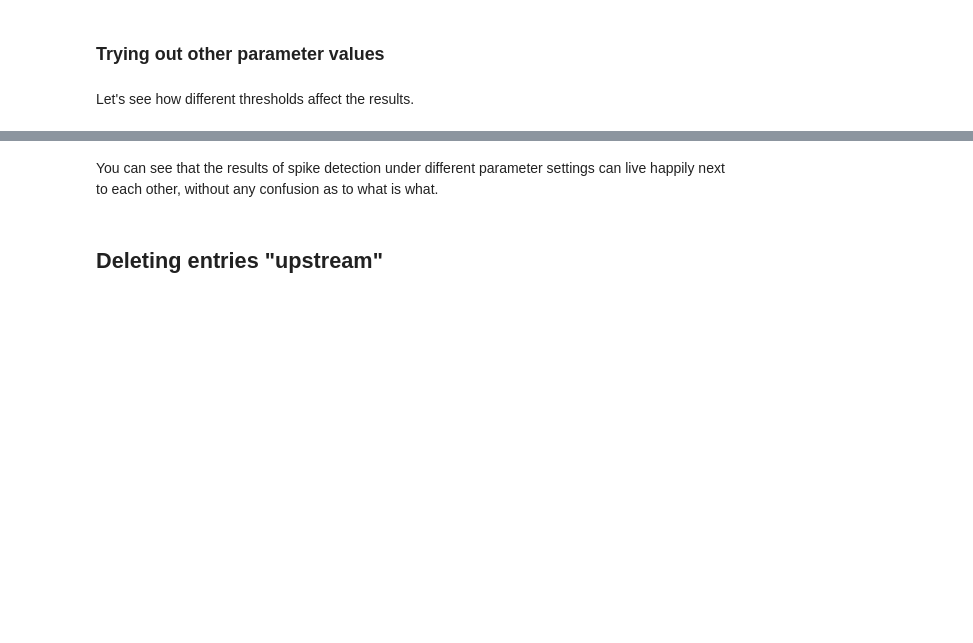
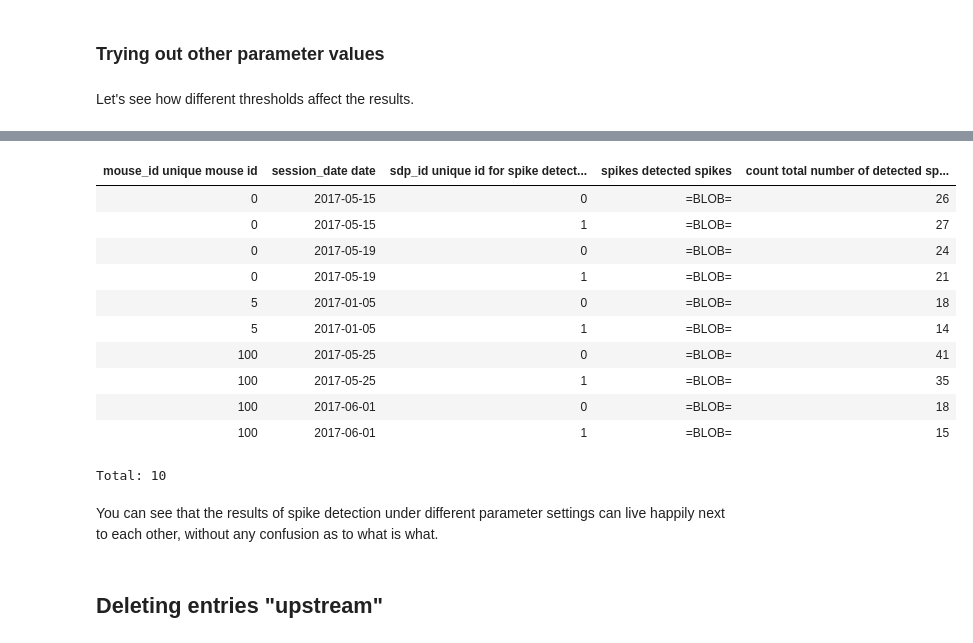
Before and after one commit to datajoint/neuronex_workshop_2018, a Jupyter notebook: julia/02-Imported and Computed Tables.ipynb, the cells around one changed output, grey strips where cells are left out. Cells and saved outputs as stored; diff of their text form; code cells hidden in the pictures; blank space fills up the shorter version.

Commit message:
02-Imported and Computed Tables.ipynb now completely in Julia

```diff
--- a/julia/02-Imported and Computed Tables.ipynb
+++ b/julia/02-Imported and Computed Tables.ipynb
@@ -853,0 +868,2 @@ Spikes()
+# %%
+spikes = py"Spikes"()
@@ -892,3 +951,18 @@ Spikes()
+# %%
+spikes
+# %% [output]
+| mouse_id unique mouse id | session_date date | sdp_id unique id for spike detect... | spikes detected spikes | count total number of detected sp... |
+| 0 | 2017-05-15 | 0 | =BLOB= | 26 |
+| 0 | 2017-05-15 | 1 | =BLOB= | 27 |
+| 0 | 2017-05-19 | 0 | =BLOB= | 24 |
+| 0 | 2017-05-19 | 1 | =BLOB= | 21 |
+| 5 | 2017-01-05 | 0 | =BLOB= | 18 |
+| 5 | 2017-01-05 | 1 | =BLOB= | 14 |
+| 100 | 2017-05-25 | 0 | =BLOB= | 41 |
+| 100 | 2017-05-25 | 1 | =BLOB= | 35 |
+| 100 | 2017-06-01 | 0 | =BLOB= | 18 |
+| 100 | 2017-06-01 | 1 | =BLOB= | 15 |
+Total: 10
 # %% [markdown]
 You can see that the results of spike detection under different parameter settings can live happily next to each other, without any confusion as to what is what.
 # %% [markdown]
```
Also changed, not shown: parts of 55 cells of this notebook.
